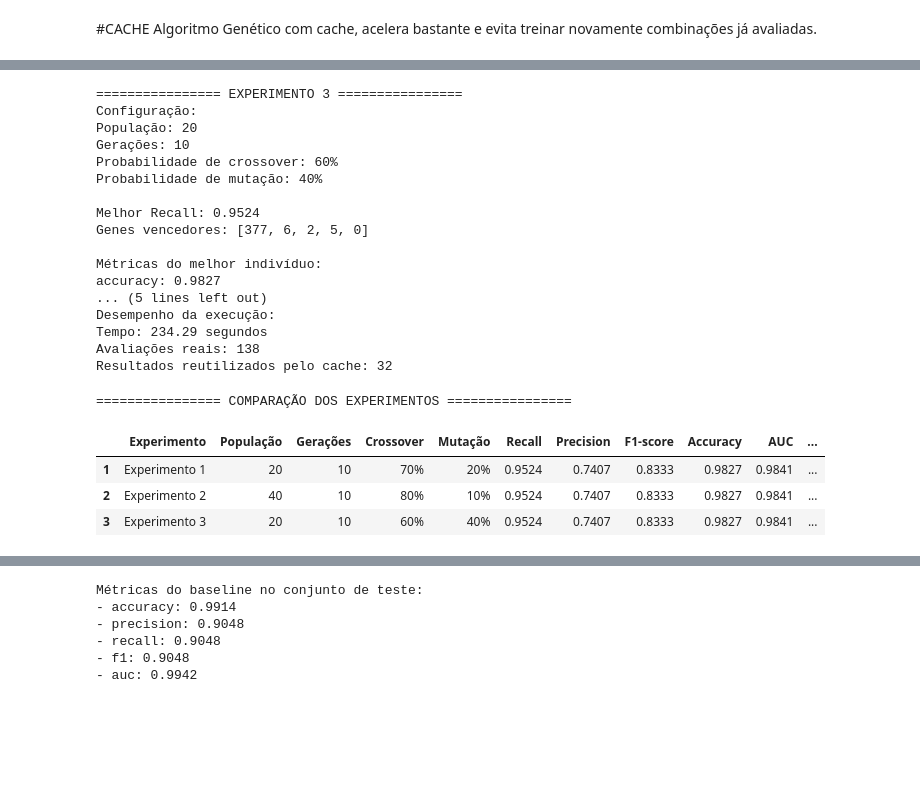
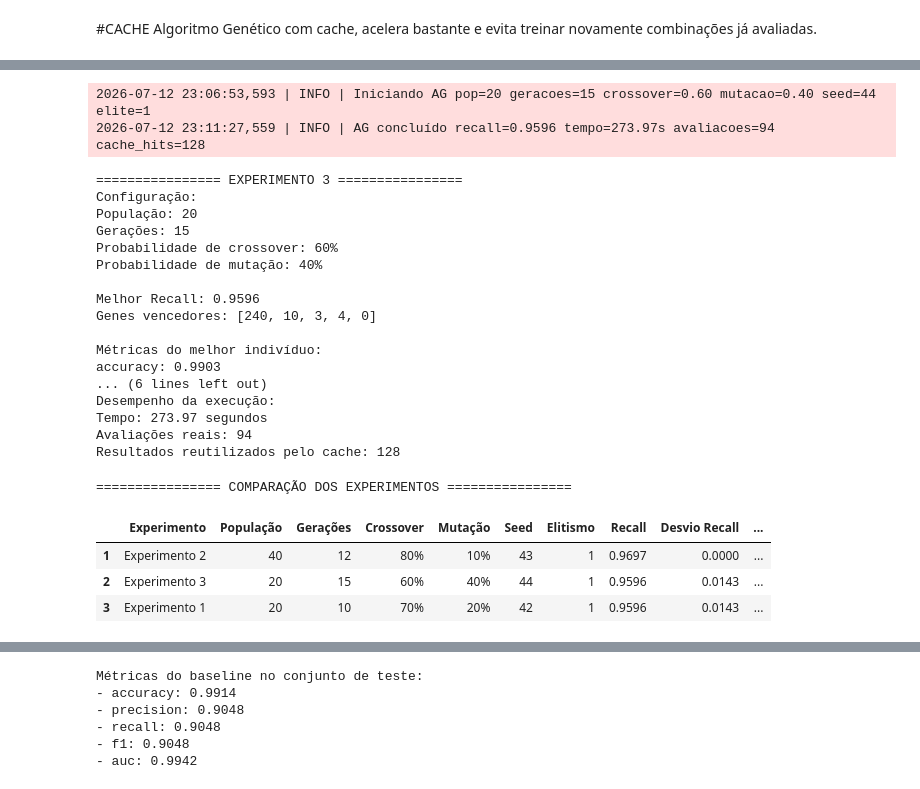
Before and after one commit to Val-Faria/tech-challenge-ia-saude, a Jupyter notebook: 02_otimizacao_hiperparametros_ag.ipynb, the cells around one changed output, grey strips where cells are left out. Drawn from its saved outputs; the diff is of its cells as text; code cells hidden in the pictures; blank space fills up the shorter version.

Commit message:
Conclui melhorias do Tech Challenge Fase 2

```diff
--- a/02_otimizacao_hiperparametros_ag.ipynb
+++ b/02_otimizacao_hiperparametros_ag.ipynb
@@ -774,16 +908,16 @@ Resultados reutilizados pelo cache: 33
 
 melhor_g2, score_g2, log_g2, execucao_g2 = run_genetic_algorithm(
     pop_size=40,
-    n_generations=10,
+    n_generations=12,
     crossover_prob=0.8,
     mutation_prob=0.1,
-    seed=RANDOM_STATE
+    seed=RANDOM_STATE + 1
 )
 
 print("\n================ EXPERIMENTO 2 ================")
 print("Configuração:")
 print("População: 40")
-print("Gerações: 10")
+print("Gerações: 12")
 print("Probabilidade de crossover: 80%")
 print("Probabilidade de mutação: 10%")
 
@@ -826,16 +962,16 @@ Resultados reutilizados pelo cache: 62
 
 melhor_g3, score_g3, log_g3, execucao_g3 = run_genetic_algorithm(
     pop_size=20,
-    n_generations=10,
+    n_generations=15,
     crossover_prob=0.6,
     mutation_prob=0.4,
-    seed=RANDOM_STATE
+    seed=RANDOM_STATE + 2
 )
 
 print("\n================ EXPERIMENTO 3 ================")
 print("Configuração:")
 print("População: 20")
-print("Gerações: 10")
+print("Gerações: 15")
 print("Probabilidade de crossover: 60%")
 print("Probabilidade de mutação: 40%")
 
@@ -854,23 +990,25 @@ print(
     execucao_g3["resultados_reutilizados"]
 )
 # %% [output]
-================ EXPERIMENTO 3 ================
-Configuração:
-População: 20
-Gerações: 10
-Probabilidade de crossover: 60%
-Probabilidade de mutação: 40%
-
-Melhor Recall: 0.9524
-Genes vencedores: [377, 6, 2, 5, 0]
-
-Métricas do melhor indivíduo:
-accuracy: 0.9827
-... (5 lines left out)
-Desempenho da execução:
-Tempo: 234.29 segundos
-Avaliações reais: 138
-Resultados reutilizados pelo cache: 32
+2026-07-12 23:06:53,593 | INFO | Iniciando AG pop=20 geracoes=15 crossover=0.60 mutacao=0.40 seed=44 elite=1
+2026-07-12 23:11:27,559 | INFO | AG concluído recall=0.9596 tempo=273.97s avaliacoes=94 cache_hits=128
+================ EXPERIMENTO 3 ================
+Configuração:
+População: 20
+Gerações: 15
+Probabilidade de crossover: 60%
+Probabilidade de mutação: 40%
+
+Melhor Recall: 0.9596
+Genes vencedores: [240, 10, 3, 4, 0]
+
+Métricas do melhor indivíduo:
+accuracy: 0.9903
+... (6 lines left out)
+Desempenho da execução:
+Tempo: 273.97 segundos
+Avaliações reais: 94
+Resultados reutilizados pelo cache: 128
 # %%
 # ============================================================
 # COMPARAÇÃO DOS 3 EXPERIMENTOS
@@ -879,7 +1017,7 @@ Resultados reutilizados pelo cache: 32
 def traduzir_genes(individuo):
     return {
         "n_estimators": int(individuo[0]),
-        "max_depth": int(individuo[1]),
+        "max_depth": PARAM_BOUNDS["max_depth"][int(individuo[1])],
         "min_samples_split": int(individuo[2]),
         "min_samples_leaf": int(individuo[3]),
         "max_features": PARAM_BOUNDS["max_features"][int(individuo[4])]
@@ -904,7 +1042,10 @@ def resumir_experimento(
         "Gerações": geracoes,
         "Crossover": crossover,
         "Mutação": mutacao,
+        "Seed": execucao["seed"],
+        "Elitismo": execucao["elite_size"],
         "Recall": float(metricas["recall"]),
+        "Desvio Recall": float(metricas.get("recall_std", 0.0)),
         "Precision": float(metricas["precision"]),
         "F1-score": float(metricas["f1"]),
         "Accuracy": float(metricas["accuracy"]),
@@ -935,7 +1076,7 @@ comparacao_experimentos = pd.DataFrame([
         melhor_g2,
         execucao_g2,
         40,
-        10,
+        12,
         "80%",
         "10%"
     ),
@@ -943,38 +1084,39 @@ comparacao_experimentos = pd.DataFrame([
         "Experimento 3",
         melhor_g3,
         execucao_g3,
         20,
-        10,
+        15,
         "60%",
         "40%"
     )
 ])
 
 comparacao_experimentos = comparacao_experimentos.sort_values(
     by=["Recall", "F1-score", "AUC"],
     ascending=False
 ).reset_index(drop=True)
 
 comparacao_experimentos.index = comparacao_experimentos.index + 1
 
 print("\n================ COMPARAÇÃO DOS EXPERIMENTOS ================")
 
 display(
     comparacao_experimentos.style.format({
         "Recall": "{:.4f}",
+        "Desvio Recall": "{:.4f}",
         "Precision": "{:.4f}",
         "F1-score": "{:.4f}",
         "Accuracy": "{:.4f}",
         "AUC": "{:.4f}",
         "Tempo (s)": "{:.2f}"
     })
 )
 # %% [output]
 ================ COMPARAÇÃO DOS EXPERIMENTOS ================
-|  | Experimento | População | Gerações | Crossover | Mutação | Recall | Precision | F1-score | Accuracy | AUC | ... |
-| 1 | Experimento 1 | 20 | 10 | 70% | 20% | 0.9524 | 0.7407 | 0.8333 | 0.9827 | 0.9841 | ... |
-| 2 | Experimento 2 | 40 | 10 | 80% | 10% | 0.9524 | 0.7407 | 0.8333 | 0.9827 | 0.9841 | ... |
-| 3 | Experimento 3 | 20 | 10 | 60% | 40% | 0.9524 | 0.7407 | 0.8333 | 0.9827 | 0.9841 | ... |
+|  | Experimento | População | Gerações | Crossover | Mutação | Seed | Elitismo | Recall | Desvio Recall | ... |
+| 1 | Experimento 2 | 40 | 12 | 80% | 10% | 43 | 1 | 0.9697 | 0.0000 | ... |
+| 2 | Experimento 3 | 20 | 15 | 60% | 40% | 44 | 1 | 0.9596 | 0.0143 | ... |
+| 3 | Experimento 1 | 20 | 10 | 70% | 20% | 42 | 1 | 0.9596 | 0.0143 | ... |
 # %%
 # ============================================================
 # SELEÇÃO DO MELHOR EXPERIMENTO
```
Also changed, not shown: parts of 50 cells of this notebook, 12 other files.
